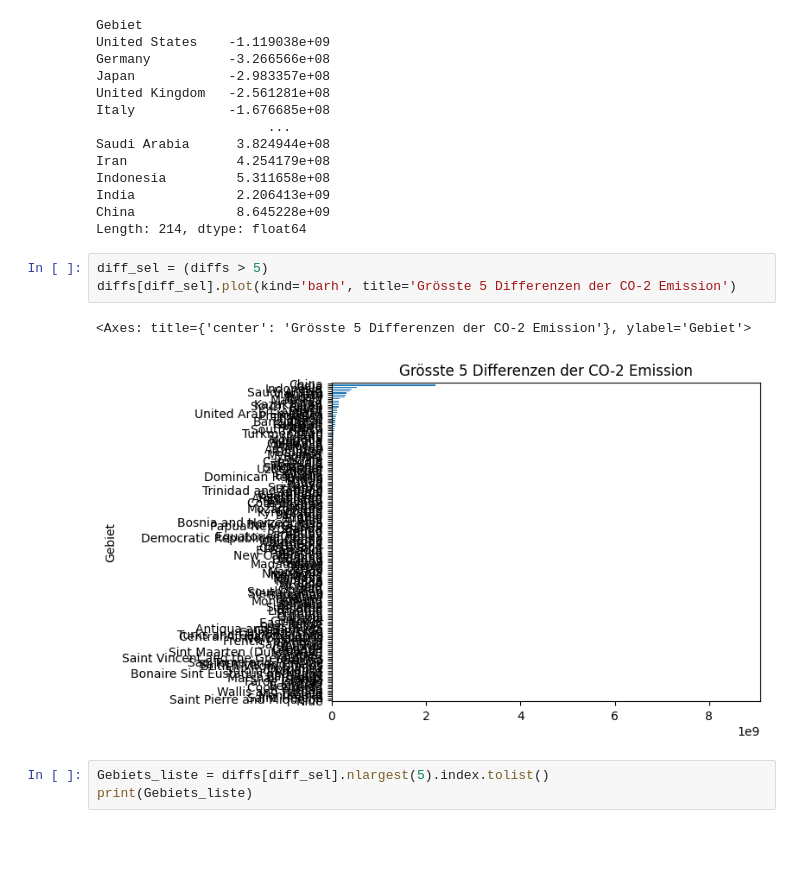
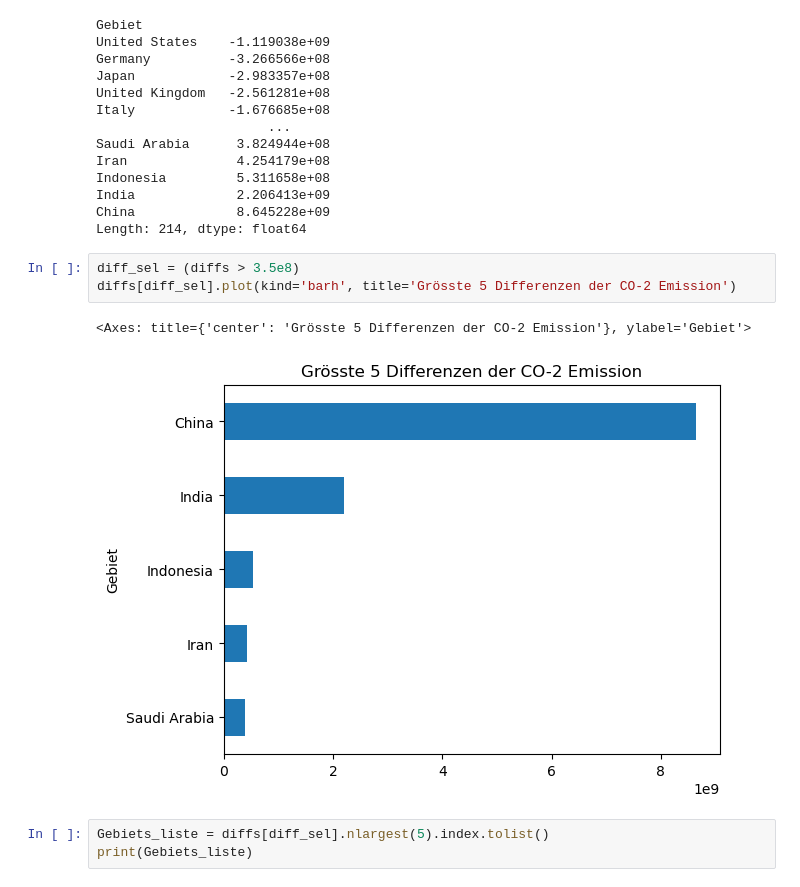
Before and after one commit to itulahjess/LN_2_Github_Python, a Jupyter notebook: Analyse.ipynb, the cells around one changed output. Saved outputs shown, nothing was run; the diff lists cells and outputs as text; blank space fills up the shorter version.

Commit message:
diagramm angepasst

```diff
--- a/Analyse.ipynb
+++ b/Analyse.ipynb
@@ -188,11 +188,11 @@ India             2.206413e+09
 China             8.645228e+09
 Length: 214, dtype: float64
 # %%
-diff_sel = (diffs > 5)
+diff_sel = (diffs > 3.5e8)
 diffs[diff_sel].plot(kind='barh', title='Grösste 5 Differenzen der CO-2 Emission')
 # %% [output]
 <Axes: title={'center': 'Grösste 5 Differenzen der CO-2 Emission'}, ylabel='Gebiet'>
-[figure, old version]
+[figure, new version]
 # %%
 Gebiets_liste = diffs[diff_sel].nlargest(5).index.tolist()
 print(Gebiets_liste)
```
Also changed, not shown: parts of 5 cells of this notebook.
